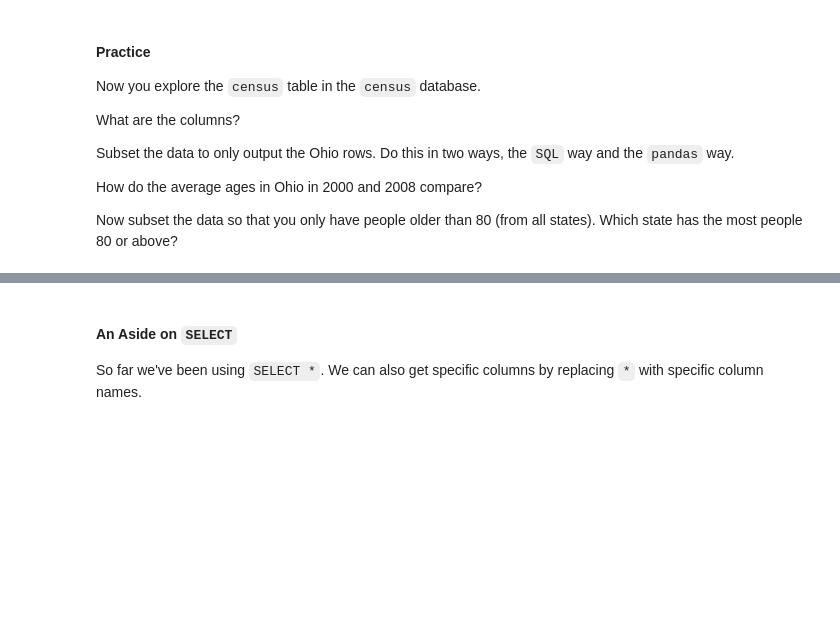
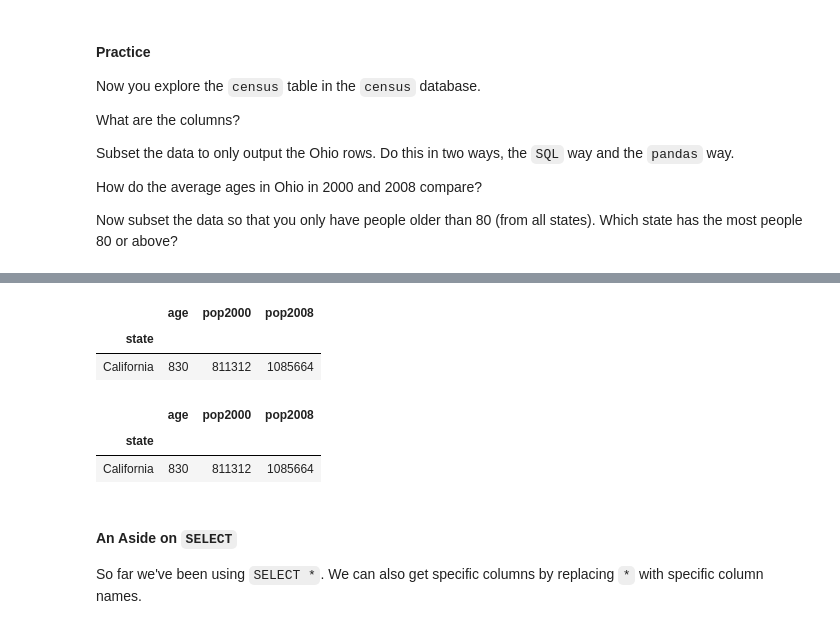
Before and after one commit to toej93/Code2020Materials, a Jupyter notebook: Lectures/DataGathering/Notebook 4 - Python and Interacting With Databases.ipynb, the cells around one changed output, grey strips where cells are left out. Cells and saved outputs as stored; diff of their text form; code cells hidden in the pictures; blank space fills up the shorter version.

```diff
--- a/Lectures/DataGathering/Notebook 4 - Python and Interacting With Databases.ipynb
+++ b/Lectures/DataGathering/Notebook 4 - Python and Interacting With Databases.ipynb
@@ -343,3 +449,17 @@ Now subset the data so that you only have people older than 80 (from all states)
+# %%
+olderThan80 = census_df[census_df['age']>80]
+olderThan80.groupby("state").sum().sort_values("pop2000").tail(1)
+# olderThan80.groupby("state").sum()
+# %% [output]
+|  | age | pop2000 | pop2008 |
+| state |  |  |  |
+| California | 830 | 811312 | 1085664 |
+# %%
+olderThan80.groupby("state").sum().sort_values("pop2008").tail(1)
+# %% [output]
+|  | age | pop2000 | pop2008 |
+| state |  |  |  |
+| California | 830 | 811312 | 1085664 |
 # %% [markdown]
 #### An Aside on `SELECT`
 
```
Also changed, not shown: parts of 25 cells of this notebook, 3 other files.
